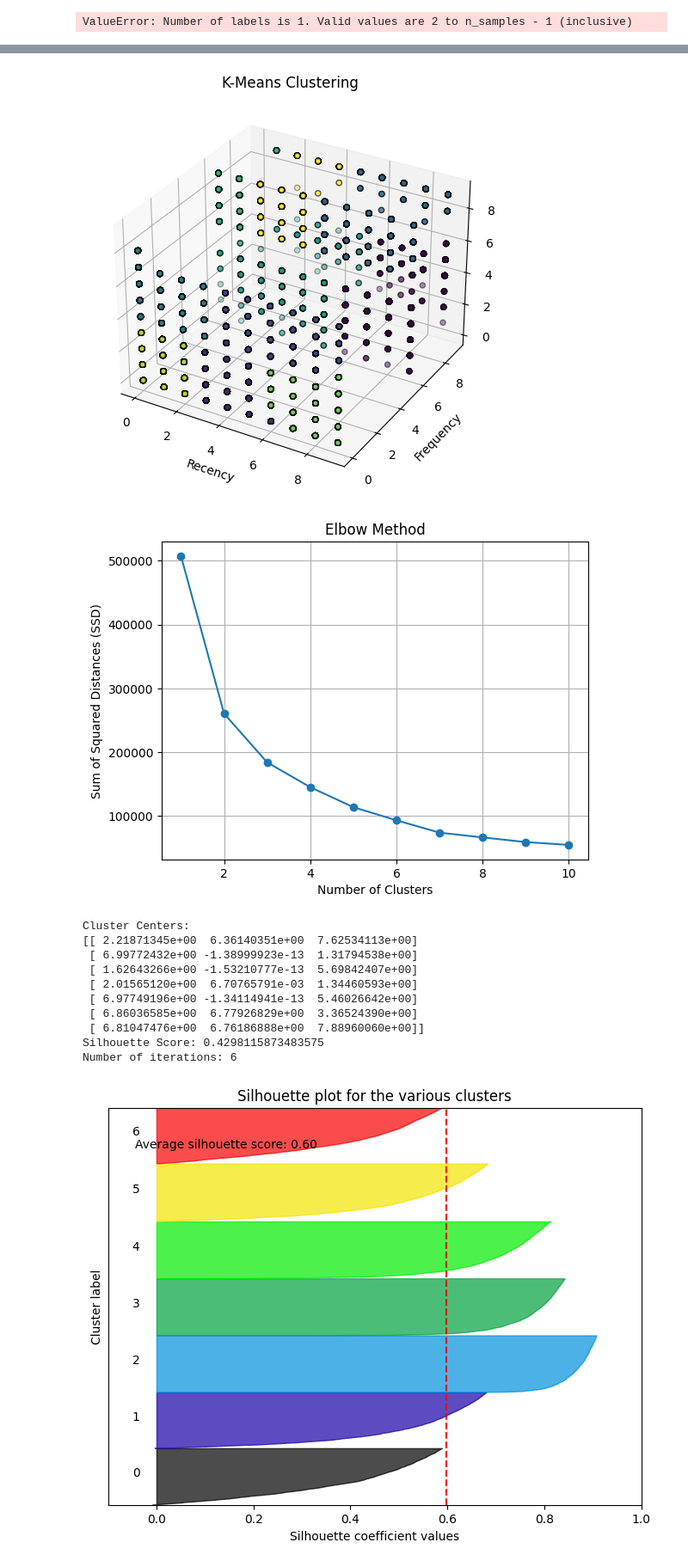
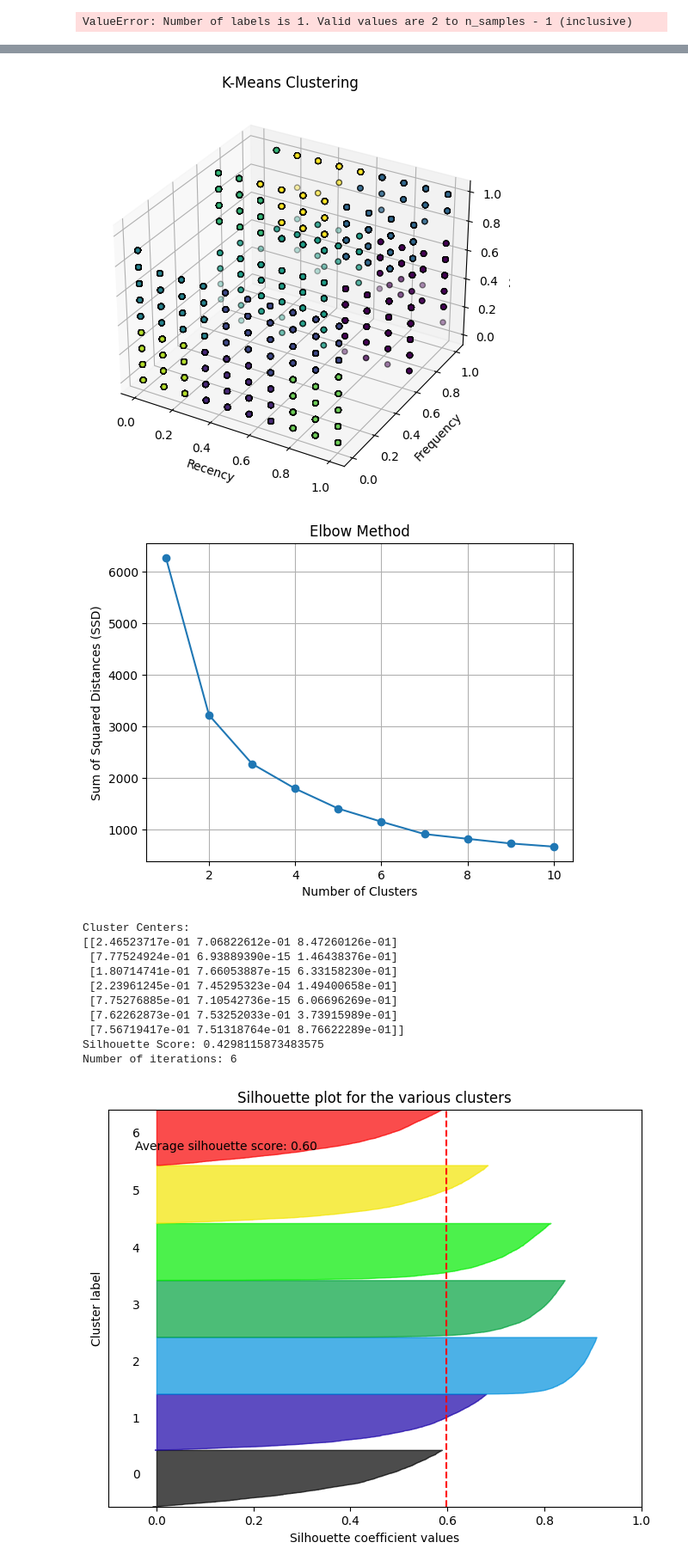
Before and after one commit to MohamedWael45/RFM, a Jupyter notebook: RFM_VeryFinal.ipynb, the cells around one changed output, grey strips where cells are left out. Shown at 86% size. Drawn from its saved outputs; the diff is of its cells as text; code cells hidden in the pictures.

```diff
--- a/RFM_VeryFinal.ipynb
+++ b/RFM_VeryFinal.ipynb
@@ -239,9 +239,9 @@ Number of clusters: 10
 ValueError: Number of labels is 1. Valid values are 2 to n_samples - 1 (inclusive)
 # %%
 
-median_R2 = df2['Recency'].median()
-median_F2 = df2['Frequency'].median()
-median_M2 = df2['Monetary'].median()
+median_R2 = df2['Recency_normalized'].median()
+median_F2 = df2['Frequency_normalized'].median()
+median_M2 = df2['Monetary_normalized'].median()
 
 # Create initial centroids as the medians of each column
 initial_centroids = np.array([[median_R2, median_F2, median_M2]])
@@ -251,14 +251,14 @@ k = 3  # Change this to the desired number of segments
 
 # Repeat median calculation k-1 times to get k initial centroids
 for _ in range(k-1):
-    median_R2 = df2['Recency'].median()
-    median_F2 = df2['Frequency'].median()
-    median_M2 = df2['Monetary'].median()
+    median_R2 = df2['Recency_normalized'].median()
+    median_F2 = df2['Frequency_normalized'].median()
+    median_M2 = df2['Monetary_normalized'].median()
     initial_centroids = np.append(initial_centroids, [[median_R2, median_F2, median_M2]], axis=0)
 
 # Perform K-means clustering with the initial centroids
 kmeans = KMeans(n_clusters=k, init=initial_centroids, n_init=1)
-kmeans.fit(df2[['Recency', 'Frequency', 'Monetary']])
+kmeans.fit(df2[['Recency_normalized', 'Frequency_normalized', 'Monetary_normalized']])
 
 # Print the cluster labels
 print("Cluster labels:", kmeans.labels_)
@@ -271,8 +271,8 @@ plt.figure(figsize=(8, 6))
 
 # Scatter plot for each cluster
 for cluster in df2['Cluster'].unique():
-    plt.scatter(df2[df2['Cluster'] == cluster]['Recency'],
-                df2[df2['Cluster'] == cluster]['Frequency'],
+    plt.scatter(df2[df2['Cluster'] == cluster]['Recency_normalized'],
+                df2[df2['Cluster'] == cluster]['Frequency_normalized'],
                 label=f'Cluster {cluster}')
 
 # Plot the centroids
@@ -288,12 +288,12 @@ Cluster labels: [0 0 0 ... 1 1 1]
 # %%
-X = df2[['Recency', 'Frequency', 'Monetary']]
+X = df2[['Recency_normalized', 'Frequency_normalized', 'Monetary_normalized']]
 initial_centroids = X.median().values.reshape(1, -1)
 kmeans = KMeans(n_clusters=10, init='k-means++', n_init=1, max_iter=4, random_state=42)
 kmeans.fit(X)
 labels = kmeans.labels_
 fig = plt.figure(figsize=(8, 6))
 ax = fig.add_subplot(111, projection='3d')
-ax.scatter(X['Recency'], X['Frequency'], X['Monetary'], c=labels.astype(np.float64), edgecolor='k')
+ax.scatter(X['Recency_normalized'], X['Frequency_normalized'], X['Monetary_normalized'], c=labels.astype(np.float64), edgecolor='k')
 
 ax.set_xlabel('Recency')
 ax.set_ylabel('Frequency')
@@ -301,54 +301,54 @@ ax.set_zlabel('Monetary')
 plt.title('K-Means Clustering')
 plt.show()
 # %% [output]
-[figure, old version]
+[figure, new version]
 # %%
 ssd = []
 for k in range(1, 11):
     kmeans = KMeans(n_clusters=k, random_state=42)
-    kmeans.fit(df2[['Recency', 'Frequency', 'Monetary']])
+    kmeans.fit(df2[['Recency_normalized', 'Frequency_normalized', 'Monetary_normalized']])
     ssd.append(kmeans.inertia_)
 
 # Plot the elbow curve
 plt.plot(range(1, 11), ssd, marker='o')
 plt.xlabel('Number of Clusters')
 plt.ylabel('Sum of Squared Distances (SSD)')
 plt.title('Elbow Method')
 plt.grid(True)
 plt.show()
 
 # Determine the optimal number of clusters based on the elbow plot
 # From the plot, choose the number of clusters where the decrease in SSD slows down (elbow point)
 
 # Perform K-means clustering with the optimal number of clusters
 optimal_num_clusters = 7  # Adjust this based on the elbow plot
 kmeans = KMeans(n_clusters=optimal_num_clusters, random_state=42)
-kmeans.fit(df2[['Recency', 'Frequency', 'Monetary']])
+kmeans.fit(df2[['Recency_normalized', 'Frequency_normalized', 'Monetary_normalized']])
 
 # Get cluster labels and cluster centers
 cluster_labels = kmeans.labels_
 cluster_centers = kmeans.cluster_centers_
 
 # Print the cluster centers
 print("Cluster Centers:")
 print(cluster_centers)
 #####################################################
 silhouette_avg = silhouette_score(df2[['Recency', 'Frequency', 'Monetary']], cluster_labels)
 print("Silhouette Score:", silhouette_avg)
-silhouette_samples_values = silhouette_samples(df2[['Recency', 'Frequency', 'Monetary']], cluster_labels)
+silhouette_samples_values = silhouette_samples(df2[['Recency_normalized', 'Frequency_normalized', 'Monetary_normalized']], cluster_labels)
 
 num_iterations = kmeans.n_iter_
 print("Number of iterations:", num_iterations)
 # %% [output]
-[figure, old version]
+[figure, new version]
 Cluster Centers:
-[[ 2.21871345e+00  6.36140351e+00  7.62534113e+00]
- [ 6.99772432e+00 -1.38999923e-13  1.31794538e+00]
- [ 1.62643266e+00 -1.53210777e-13  5.69842407e+00]
- [ 2.01565120e+00  6.70765791e-03  1.34460593e+00]
- [ 6.97749196e+00 -1.34114941e-13  5.46026642e+00]
- [ 6.86036585e+00  6.77926829e+00  3.36524390e+00]
- [ 6.81047476e+00  6.76186888e+00  7.88960060e+00]]
+[[2.46523717e-01 7.06822612e-01 8.47260126e-01]
+ [7.77524924e-01 6.93889390e-15 1.46438376e-01]
+ [1.80714741e-01 7.66053887e-15 6.33158230e-01]
+ [2.23961245e-01 7.45295323e-04 1.49400658e-01]
+ [7.75276885e-01 7.10542736e-15 6.06696269e-01]
+ [7.62262873e-01 7.53252033e-01 3.73915989e-01]
+ [7.56719417e-01 7.51318764e-01 8.76622289e-01]]
 Silhouette Score: 0.4298115873483575
 Number of iterations: 6
 # %%
```
Also changed, not shown: parts of 2 cells of this notebook.
